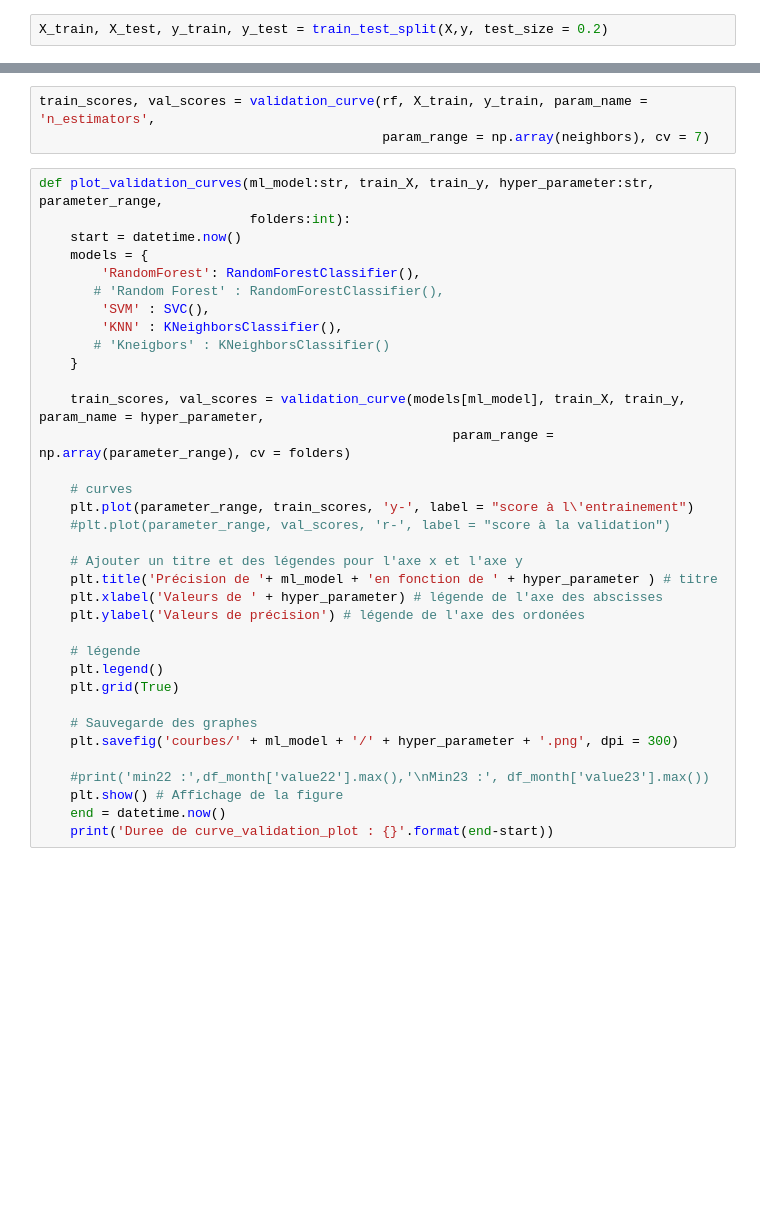
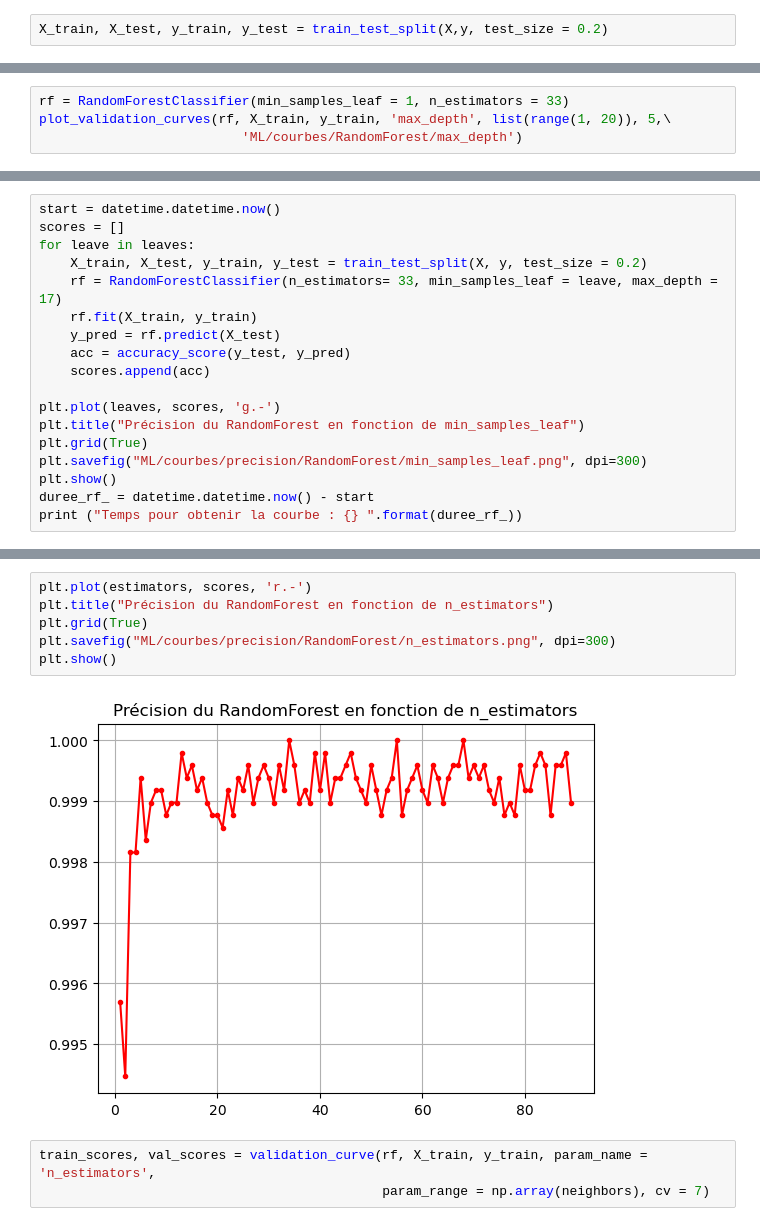
Before and after one commit to oceanelinxi/Projet_RFID, a Jupyter notebook: generateur des courbes.ipynb, the cells around one changed output, grey strips where cells are left out. Cells and saved outputs as stored; diff of their text form; blank space fills up the shorter version.

```diff
--- a/generateur des courbes.ipynb
+++ b/generateur des courbes.ipynb
@@ -272,0 +338,4 @@ X_train, X_test, y_train, y_test = train_test_split(X,y, test_size = 0.2)
+# %%
+rf = RandomForestClassifier(min_samples_leaf = 1, n_estimators = 33)
+plot_validation_curves(rf, X_train, y_train, 'max_depth', list(range(1, 20)), 5,\
+                          'ML/courbes/RandomForest/max_depth')
@@ -272,0 +364,18 @@ X_train, X_test, y_train, y_test = train_test_split(X,y, test_size = 0.2)
+# %%
+start = datetime.datetime.now()
+scores = []
+for leave in leaves:
+    X_train, X_test, y_train, y_test = train_test_split(X, y, test_size = 0.2)
+    rf = RandomForestClassifier(n_estimators= 33, min_samples_leaf = leave, max_depth = 17)
+    rf.fit(X_train, y_train)
+    y_pred = rf.predict(X_test)
+    acc = accuracy_score(y_test, y_pred)
+    scores.append(acc)
+
+plt.plot(leaves, scores, 'g.-')
+plt.title("Précision du RandomForest en fonction de min_samples_leaf")
+plt.grid(True)
+plt.savefig("ML/courbes/precision/RandomForest/min_samples_leaf.png", dpi=300)
+plt.show()
+duree_rf_ = datetime.datetime.now() - start
+print ("Temps pour obtenir la courbe : {} ".format(duree_rf_))
@@ -273,41 +385,14 @@ X_train, X_test, y_train, y_test = train_test_split(X,y, test_size = 0.2)
+# %%
+plt.plot(estimators, scores, 'r.-')
+plt.title("Précision du RandomForest en fonction de n_estimators")
+plt.grid(True)
+plt.savefig("ML/courbes/precision/RandomForest/n_estimators.png", dpi=300)
+plt.show()
+# %% [output]
+[figure, added]
 # %%
 train_scores, val_scores = validation_curve(rf, X_train, y_train, param_name = 'n_estimators',
                                             param_range = np.array(neighbors), cv = 7)
-# %%
-def plot_validation_curves(ml_model:str, train_X, train_y, hyper_parameter:str, parameter_range,
-                           folders:int):
-    start = datetime.now()
-    models = {
-        'RandomForest': RandomForestClassifier(),
-       # 'Random Forest' : RandomForestClassifier(),
-        'SVM' : SVC(),
-        'KNN' : KNeighborsClassifier(),
-       # 'Kneigbors' : KNeighborsClassifier()
-    }
-
-    train_scores, val_scores = validation_curve(models[ml_model], train_X, train_y, param_name = hyper_parameter,
-                                                     param_range = np.array(parameter_range), cv = folders)
-
-    # curves
-    plt.plot(parameter_range, train_scores, 'y-', label = "score à l\'entrainement")
-    #plt.plot(parameter_range, val_scores, 'r-', label = "score à la validation")
-
-    # Ajouter un titre et des légendes pour l'axe x et l'axe y
-    plt.title('Précision de '+ ml_model + 'en fonction de ' + hyper_parameter ) # titre
-    plt.xlabel('Valeurs de ' + hyper_parameter) # légende de l'axe des abscisses
-    plt.ylabel('Valeurs de précision') # légende de l'axe des ordonées
-
-    # légende
-    plt.legend()
-    plt.grid(True)
-
-    # Sauvegarde des graphes
-    plt.savefig('courbes/' + ml_model + '/' + hyper_parameter + '.png', dpi = 300)
-
-    #print('min22 :',df_month['value22'].max(),'\nMin23 :', df_month['value23'].max())
-    plt.show() # Affichage de la figure
-    end = datetime.now()
-    print('Duree de curve_validation_plot : {}'.format(end-start))
 # %%
 plt.figure(figsize = (14,10))
 plt.plot(np.array(neighbors), train_scores, 'y+', label = "score à l\'entrainement")
```
Also changed, not shown: parts of 27 cells of this notebook, 3 other files.
